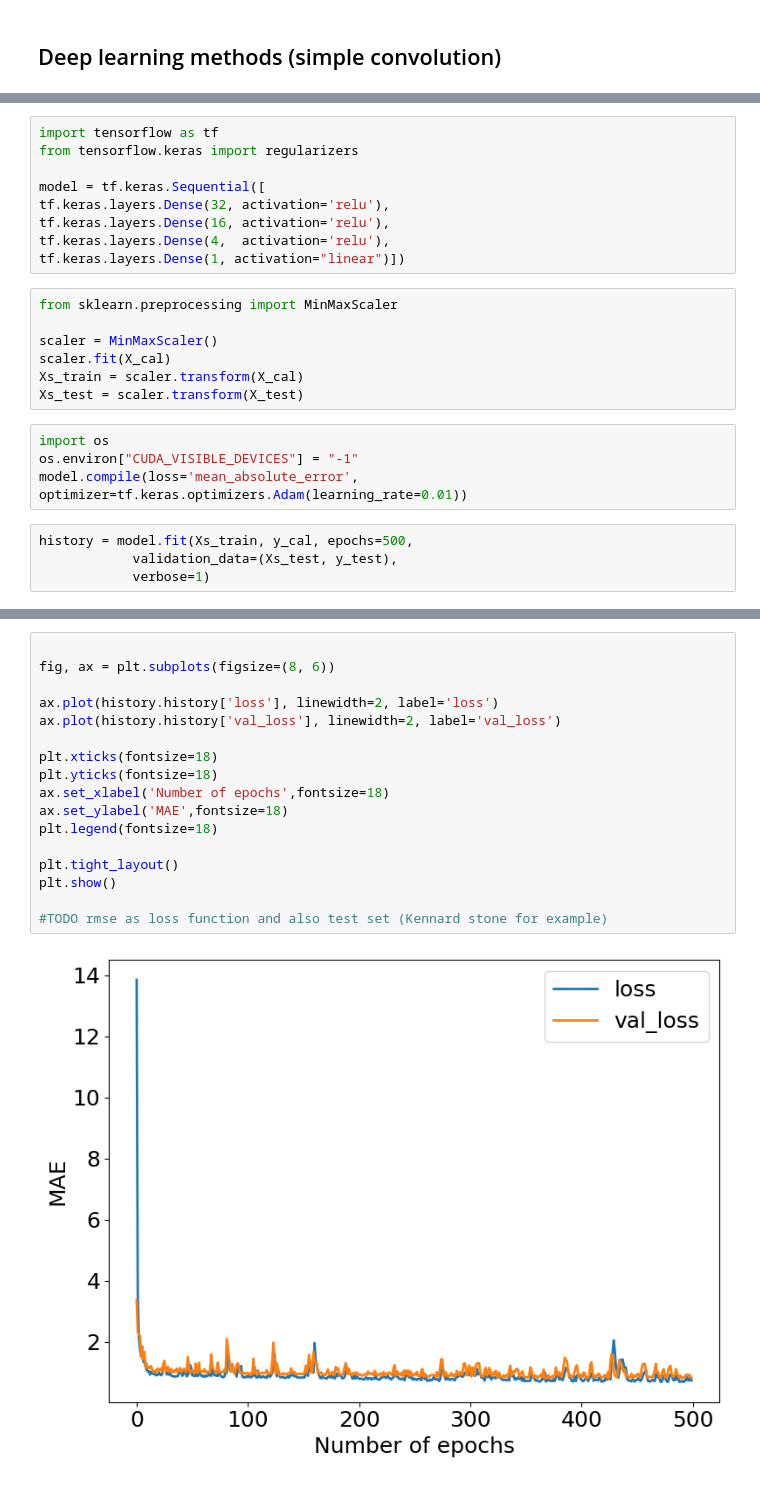
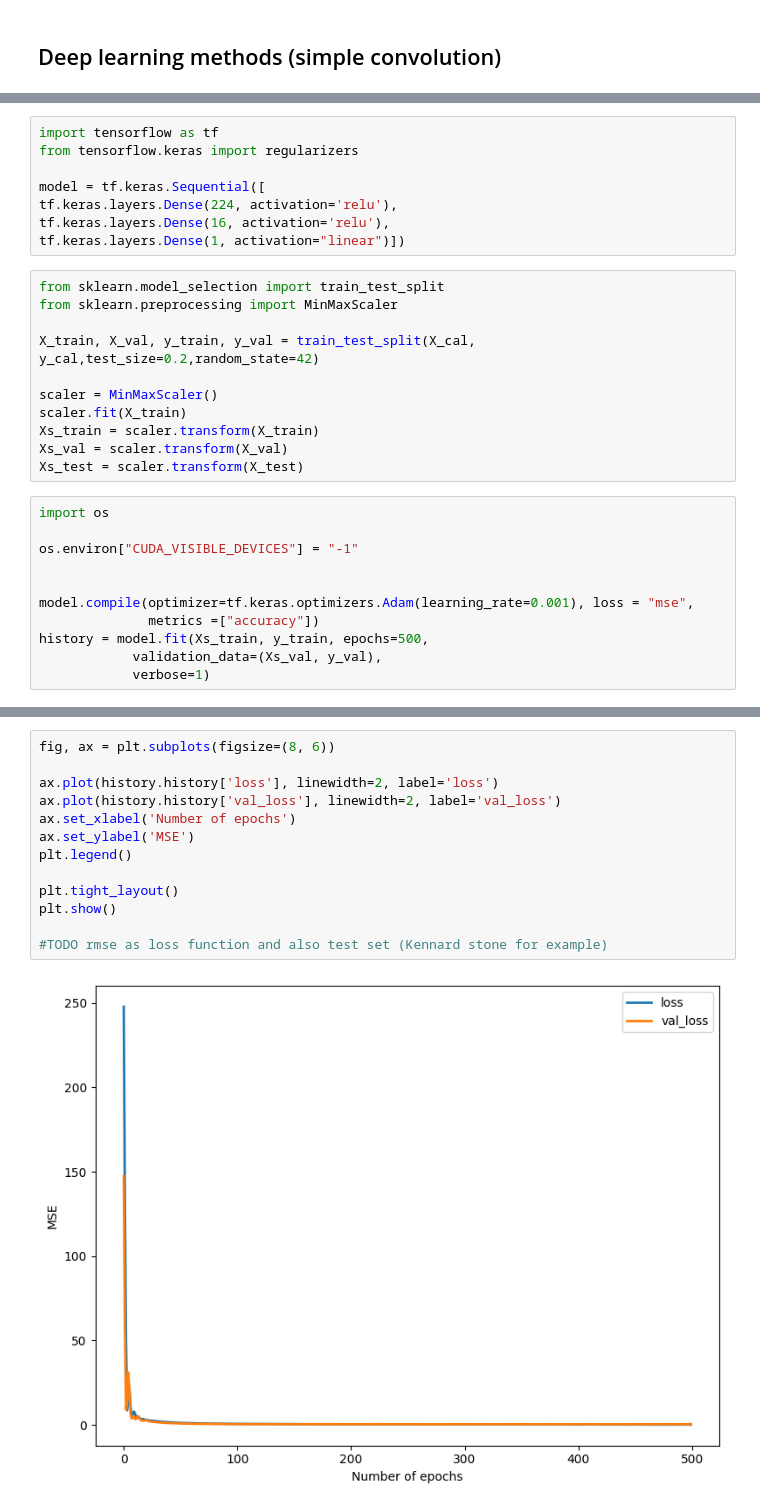
Before and after one commit to LizaGenke/Chemometric-approaches-to-hyperspectral-processing, a Jupyter notebook: spectral_analysis.ipynb, the cells around one changed output, grey strips where cells are left out. Drawn from its saved outputs; the diff is of its cells as text.

```diff
--- a/spectral_analysis.ipynb
+++ b/spectral_analysis.ipynb
@@ -843,24 +1158,30 @@ import tensorflow as tf
 from tensorflow.keras import regularizers
 
 model = tf.keras.Sequential([
-tf.keras.layers.Dense(32, activation='relu'),
+tf.keras.layers.Dense(224, activation='relu'),
 tf.keras.layers.Dense(16, activation='relu'),
-tf.keras.layers.Dense(4,  activation='relu'),
 tf.keras.layers.Dense(1, activation="linear")])
 # %%
+from sklearn.model_selection import train_test_split
 from sklearn.preprocessing import MinMaxScaler
 
+X_train, X_val, y_train, y_val = train_test_split(X_cal, y_cal,test_size=0.2,random_state=42)
+
 scaler = MinMaxScaler()
-scaler.fit(X_cal)
-Xs_train = scaler.transform(X_cal)
+scaler.fit(X_train)
+Xs_train = scaler.transform(X_train)
+Xs_val = scaler.transform(X_val)
 Xs_test = scaler.transform(X_test)
-# %%
-import os
-os.environ["CUDA_VISIBLE_DEVICES"] = "-1"
-model.compile(loss='mean_absolute_error', optimizer=tf.keras.optimizers.Adam(learning_rate=0.01))
 # %%
-history = model.fit(Xs_train, y_cal, epochs=500,
-            validation_data=(Xs_test, y_test),
+import os
+
+os.environ["CUDA_VISIBLE_DEVICES"] = "-1"
+
+
+model.compile(optimizer=tf.keras.optimizers.Adam(learning_rate=0.001), loss = "mse",
+              metrics =["accuracy"])
+history = model.fit(Xs_train, y_train, epochs=500,
+            validation_data=(Xs_val, y_val),
             verbose=1)
 # %% [output]
 Epoch 1/500
@@ -883,22 +1204,18 @@ Epoch 500/500
 # %%
-
 fig, ax = plt.subplots(figsize=(8, 6))
 
 ax.plot(history.history['loss'], linewidth=2, label='loss')
 ax.plot(history.history['val_loss'], linewidth=2, label='val_loss')
-
-plt.xticks(fontsize=18)
-plt.yticks(fontsize=18)
-ax.set_xlabel('Number of epochs',fontsize=18)
-ax.set_ylabel('MAE',fontsize=18)
-plt.legend(fontsize=18)
+ax.set_xlabel('Number of epochs')
+ax.set_ylabel('MSE')
+plt.legend()
 
 plt.tight_layout()
 plt.show()
 
 #TODO rmse as loss function and also test set (Kennard stone for example)
 # %% [output]
-[figure, old version]
+[figure, new version]
 # %%
 test_predictions = model.predict(Xs_test)
 train_predictions = model.predict(Xs_train)
```
Also changed, not shown: parts of 50 cells of this notebook.
